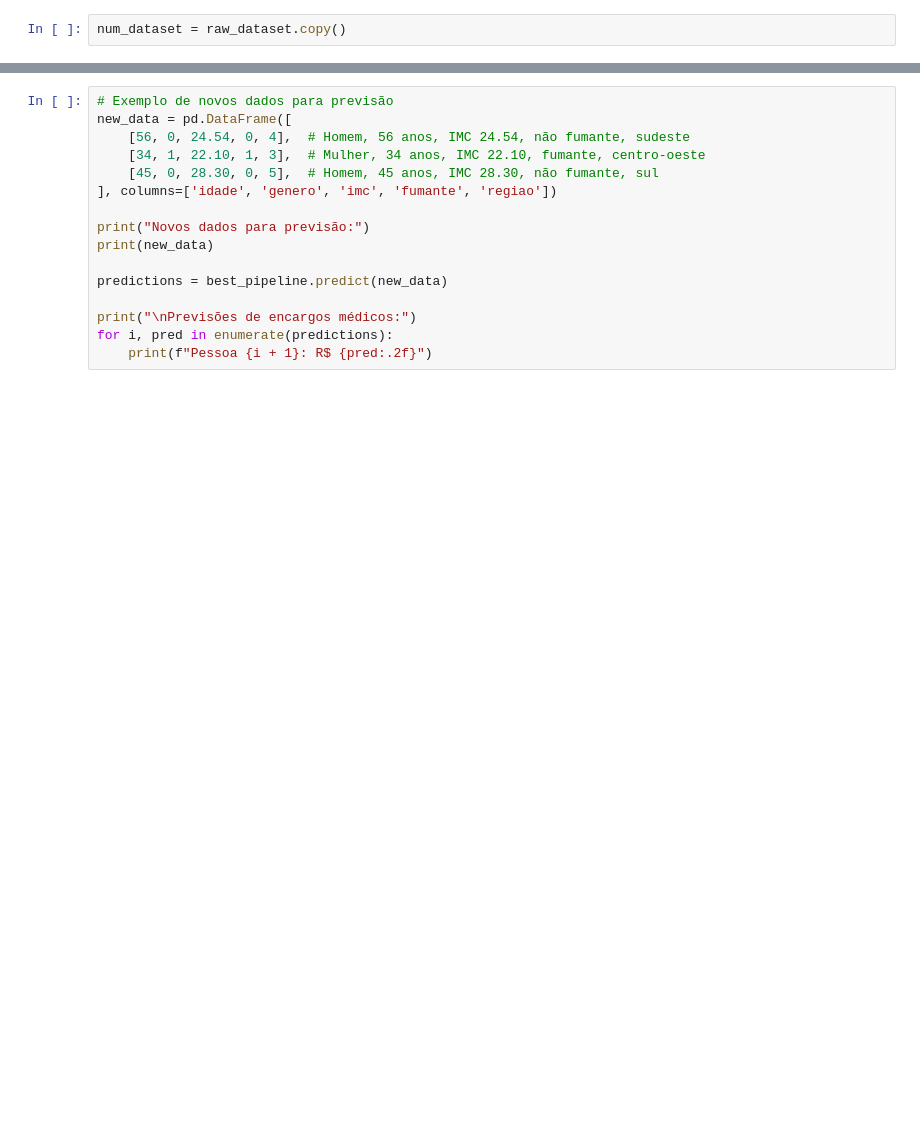
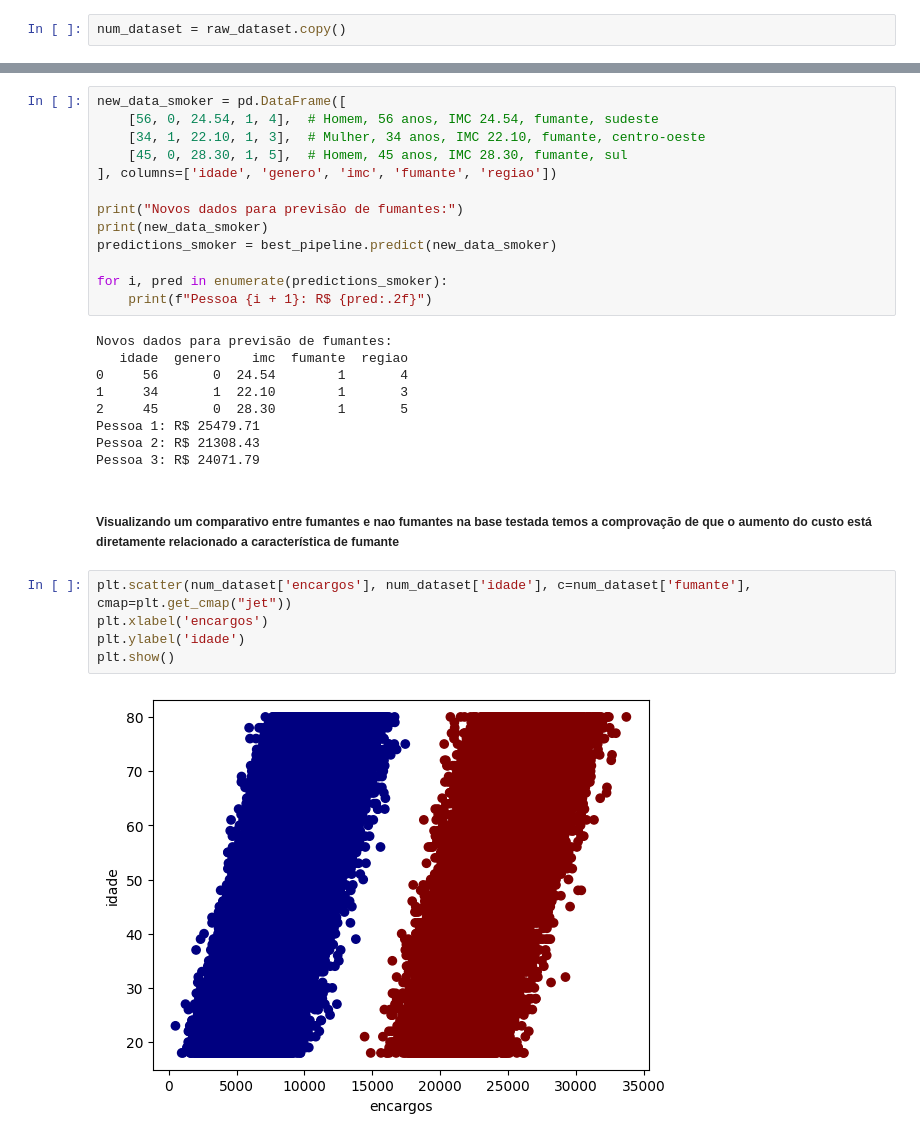
Before and after one commit to daniel-kiluange/pos-tech-challenge-fiap-fase-1-5iadt, a Jupyter notebook: atividade.ipynb, the cells around one changed output, grey strips where cells are left out. Cells and saved outputs as stored; diff of their text form; blank space fills up the shorter version.

```diff
--- a/atividade.ipynb
+++ b/atividade.ipynb
@@ -325,16 +362,31 @@ plt.show()
 # %%
-# Exemplo de novos dados para previsão
-new_data = pd.DataFrame([
-    [56, 0, 24.54, 0, 4],  # Homem, 56 anos, IMC 24.54, não fumante, sudeste
+new_data_smoker = pd.DataFrame([
+    [56, 0, 24.54, 1, 4],  # Homem, 56 anos, IMC 24.54, fumante, sudeste
     [34, 1, 22.10, 1, 3],  # Mulher, 34 anos, IMC 22.10, fumante, centro-oeste
-    [45, 0, 28.30, 0, 5],  # Homem, 45 anos, IMC 28.30, não fumante, sul
+    [45, 0, 28.30, 1, 5],  # Homem, 45 anos, IMC 28.30, fumante, sul
 ], columns=['idade', 'genero', 'imc', 'fumante', 'regiao'])
 
-print("Novos dados para previsão:")
-print(new_data)
+print("Novos dados para previsão de fumantes:")
+print(new_data_smoker)
+predictions_smoker = best_pipeline.predict(new_data_smoker)
 
-predictions = best_pipeline.predict(new_data)
-
-print("\nPrevisões de encargos médicos:")
-for i, pred in enumerate(predictions):
+for i, pred in enumerate(predictions_smoker):
     print(f"Pessoa {i + 1}: R$ {pred:.2f}")
+# %% [output]
+Novos dados para previsão de fumantes:
+   idade  genero    imc  fumante  regiao
+0     56       0  24.54        1       4
+1     34       1  22.10        1       3
+2     45       0  28.30        1       5
+Pessoa 1: R$ 25479.71
+Pessoa 2: R$ 21308.43
+Pessoa 3: R$ 24071.79
+# %% [markdown]
+##### Visualizando um comparativo entre fumantes e nao fumantes na base testada temos a comprovação de que o aumento do custo está diretamente relacionado a característica de fumante
+# %%
+plt.scatter(num_dataset['encargos'], num_dataset['idade'], c=num_dataset['fumante'], cmap=plt.get_cmap("jet"))
+plt.xlabel('encargos')
+plt.ylabel('idade')
+plt.show()
+# %% [output]
+[figure, added]
```
Also changed, not shown: parts of 23 cells of this notebook.
